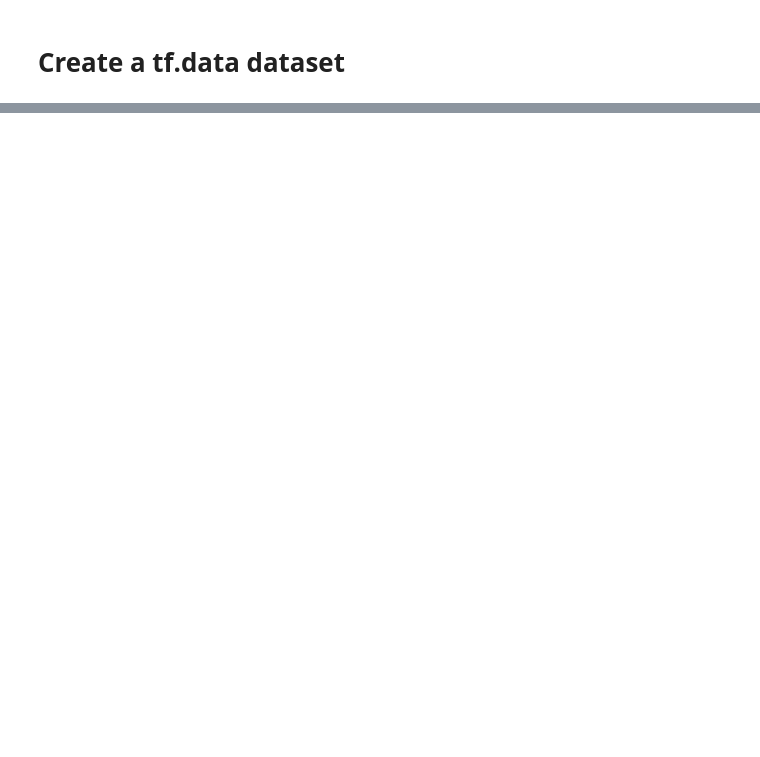
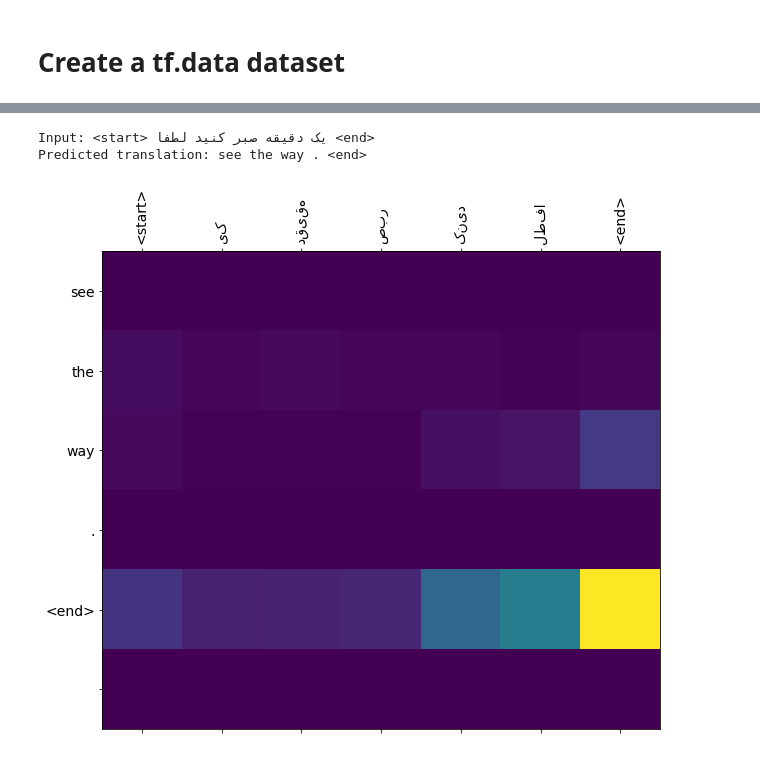
Before and after one commit to Mohadese-ghayoomi/Assignments-of-DL, a Jupyter notebook: Assignment_7.ipynb, the cells around one changed output, grey strips where cells are left out. Saved outputs shown, nothing was run; the diff lists cells and outputs as text; code cells hidden in the pictures; blank space fills up the shorter version.

```diff
--- a/Assignment_7.ipynb
+++ b/Assignment_7.ipynb
@@ -155,0 +535,6 @@ Input Language; index to word mapping
+# %%
+translate(u'یک دقیقه صبر کنید لطفا')
+# %% [output]
+Input: <start> یک دقیقه صبر کنید لطفا <end>
+Predicted translation: see the way . <end>
+[figure, added]
```
Also changed, not shown: parts of 79 cells of this notebook.
